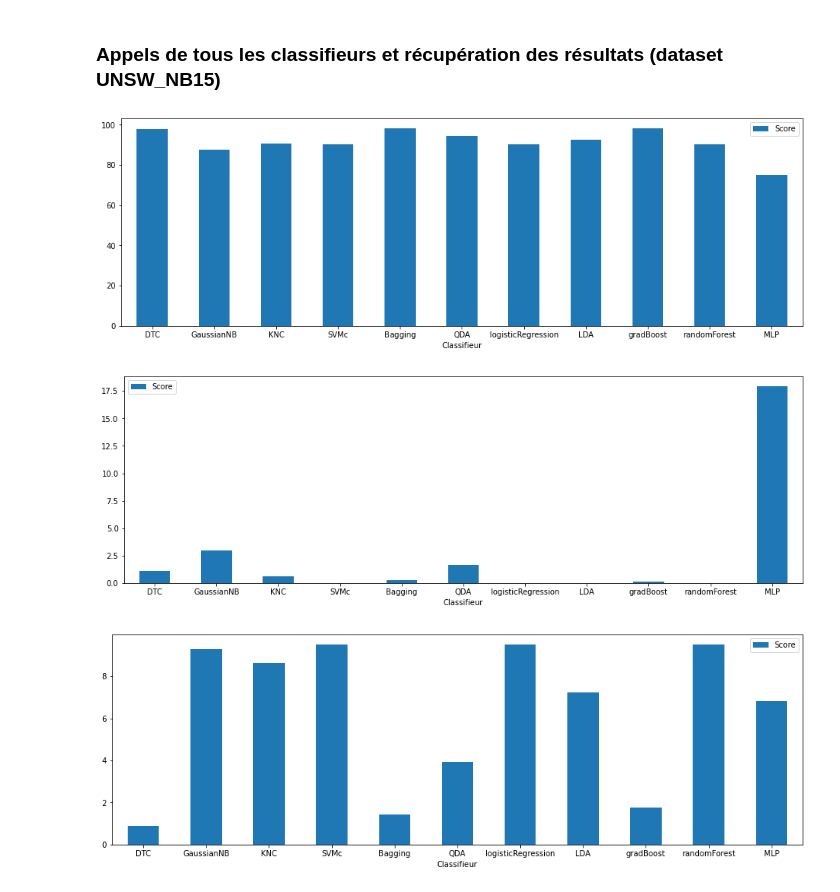
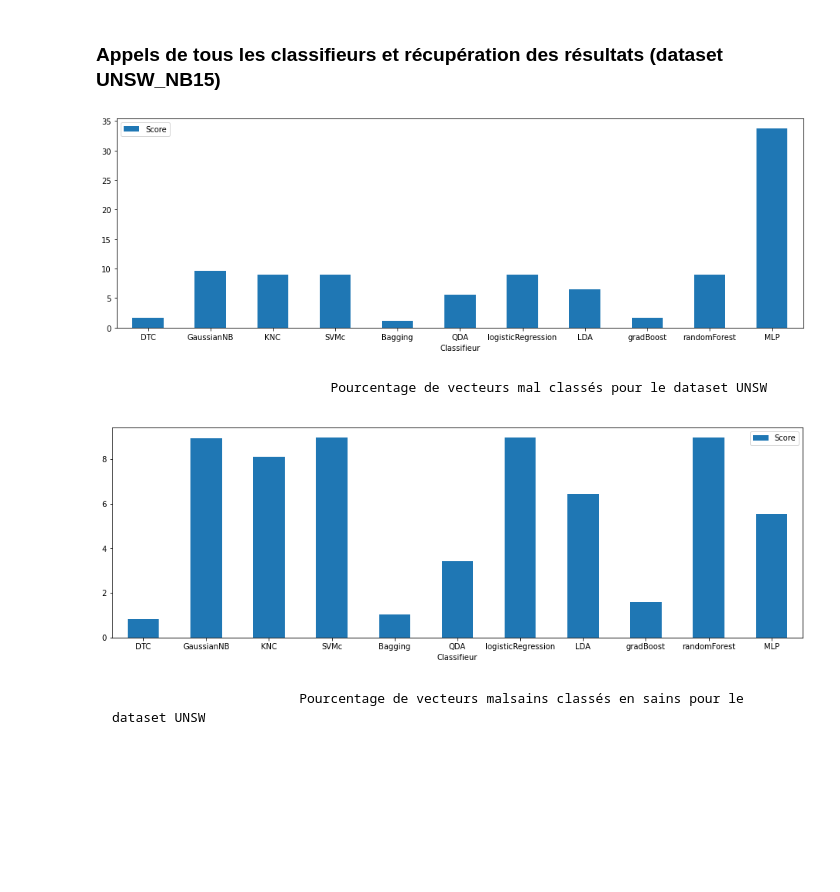
Before and after one commit to Exjp/Projet_AAA, a Jupyter notebook: PROJET_AAA.ipynb, the cells around one changed output. Drawn from its saved outputs; the diff is of its cells as text; code cells hidden in the pictures; blank space fills up the shorter version.

Commit message:
Update on plot results

```diff
--- a/PROJET_AAA.ipynb
+++ b/PROJET_AAA.ipynb
@@ -378,10 +378,16 @@ def randomForest(X_train, y_train, X_test, y_test):
     msUNSW = missClassifiedAsNormalUNSW(y_test, X_test, model)
     return model.score(X_test, y_test), msKDD, msUNSW
 # %%
+def plotClassifieurBarScoreMissclassified(score):
+    classifieur = []
+    for i in range (len(score)):
+        score[i] = (1 - score[i])*100
+    plotDF = pd.DataFrame({'Classifieur':clfName, 'Score':score})
+    plotDF.plot.bar(x="Classifieur", y='Score', rot=0,figsize=(16,5))
+
 def plotClassifieurBarScore(score):
     classifieur = []
     for i in range (len(score)):
-#         classifieur.insert(i,i)
         score[i] = score[i]*100
     plotDF = pd.DataFrame({'Classifieur':clfName, 'Score':score})
     plotDF.plot.bar(x="Classifieur", y='Score', rot=0,figsize=(16,5))
@@ -617,14 +626,18 @@ dfad2 = adversial_UNSWNB15(df2)
 ### Appels de tous les classifieurs et récupération des résultats (dataset UNSW_NB15)
 # %%
 X, y = prepare_UNSW_NB15(dfad2)
-X_train, X_test, y_train, y_test = train_test_split(X, y, test_size=0.5)
+X_train, X_test, y_train, y_test = train_test_split(X, y, test_size=0.33)
 
 scores, clfName, scoresMsKDD, scoresMsUNSW= all_classifier_score(X_train, X_test, y_train, y_test)
-plotClassifieurBarScore(scores)
 
-# plotClassifieurBarScore(scoresMsKDD)
-plotClassifieurBarScore(scoresMsUNSW)
+plotClassifieurBarScoreMissclassified(scores)
 # %% [output]
-[figure, old version]
+[figure, new version]
-[figure, removed]
-[figure, removed]
+# %% [markdown]
+                                Pourcentage de vecteurs mal classés pour le dataset UNSW
+# %%
+plotClassifieurBarScore(scoresMsUNSW)
+# %% [output]
+[figure, added]
+# %% [markdown]
+                            Pourcentage de vecteurs malsains classés en sains pour le dataset UNSW
```
Also changed, not shown: parts of 4 cells of this notebook.
